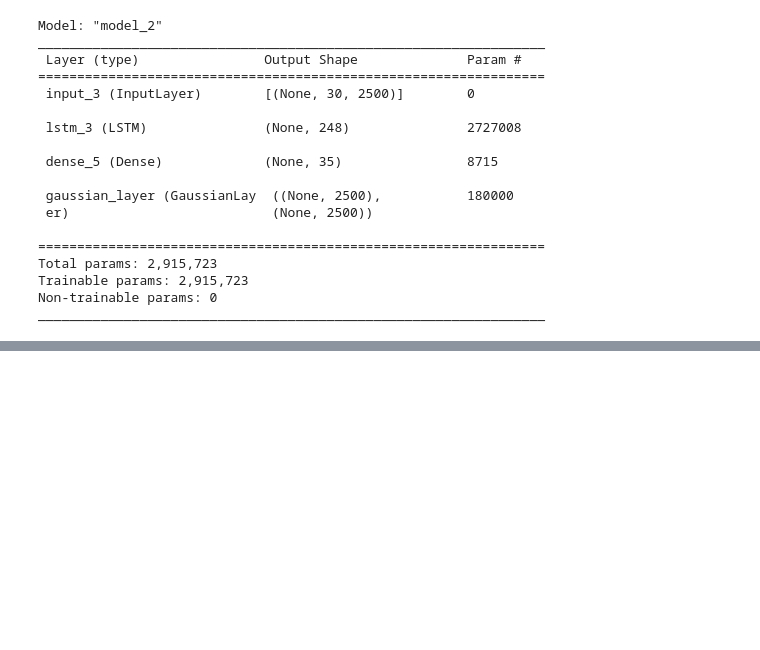
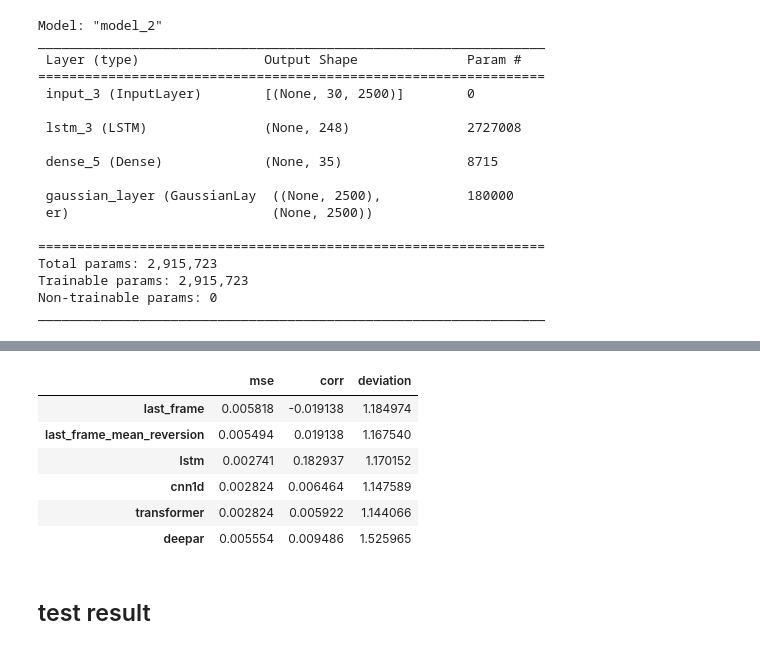
Before and after one commit to JimmyGoo/6000proj2, a Jupyter notebook: model_compare_resi.ipynb, the cells around one changed output, grey strips where cells are left out. Saved outputs shown, nothing was run; the diff lists cells and outputs as text; code cells hidden in the pictures; blank space fills up the shorter version.

```diff
--- a/model_compare_resi.ipynb
+++ b/model_compare_resi.ipynb
@@ -307,3 +310,23 @@ ax_train, mse_df_train = plot_mse(
+# %%
+generate_report(
+    [
+        y_pred_train_lf, y_pred_train_lfmr, y_pred_train_lstm, y_pred_train_cnn1d,
+        y_pred_train_transformer, y_pred_train_deepar
+    ], y,
+    [
+        'last_frame', 'last_frame_mean_reversion', 'lstm', 'cnn1d', 'transformer', 'deepar'
+    ]
+)
+# %% [output]
+|  | mse | corr | deviation |
+| last_frame | 0.005818 | -0.019138 | 1.184974 |
+| last_frame_mean_reversion | 0.005494 | 0.019138 | 1.167540 |
+| lstm | 0.002741 | 0.182937 | 1.170152 |
+| cnn1d | 0.002824 | 0.006464 | 1.147589 |
+| transformer | 0.002824 | 0.005922 | 1.144066 |
+| deepar | 0.005554 | 0.009486 | 1.525965 |
+# %% [markdown]
+## test result
 # %%
 ax_test, mse_df_test = plot_mse(
     [
```
Also changed, not shown: parts of 10 cells of this notebook, 3 other files.
